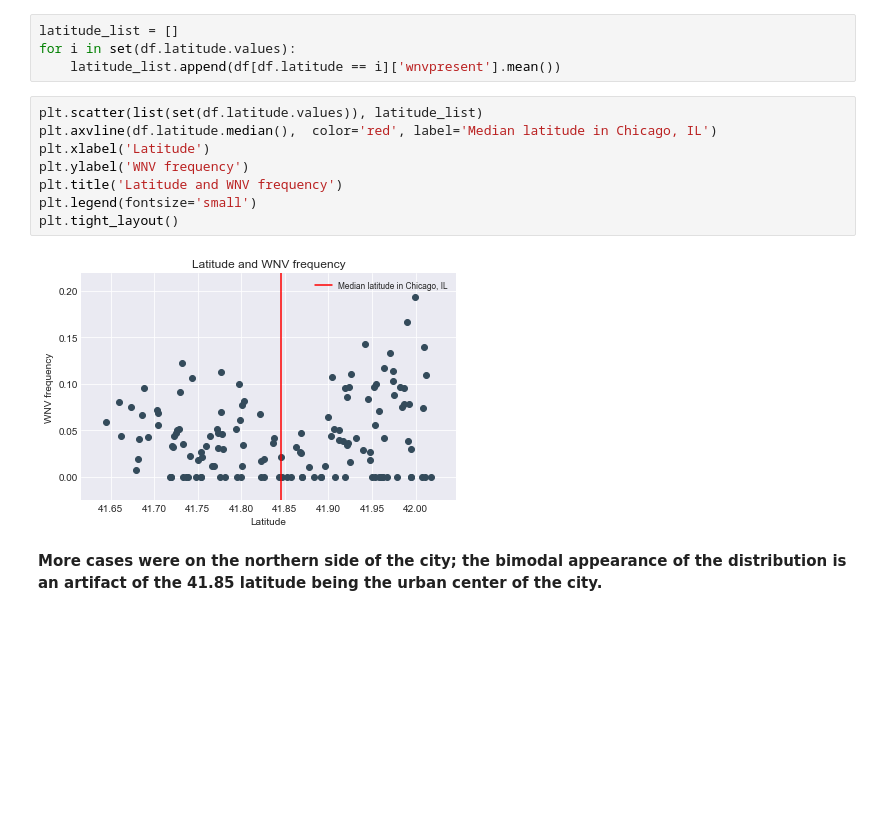
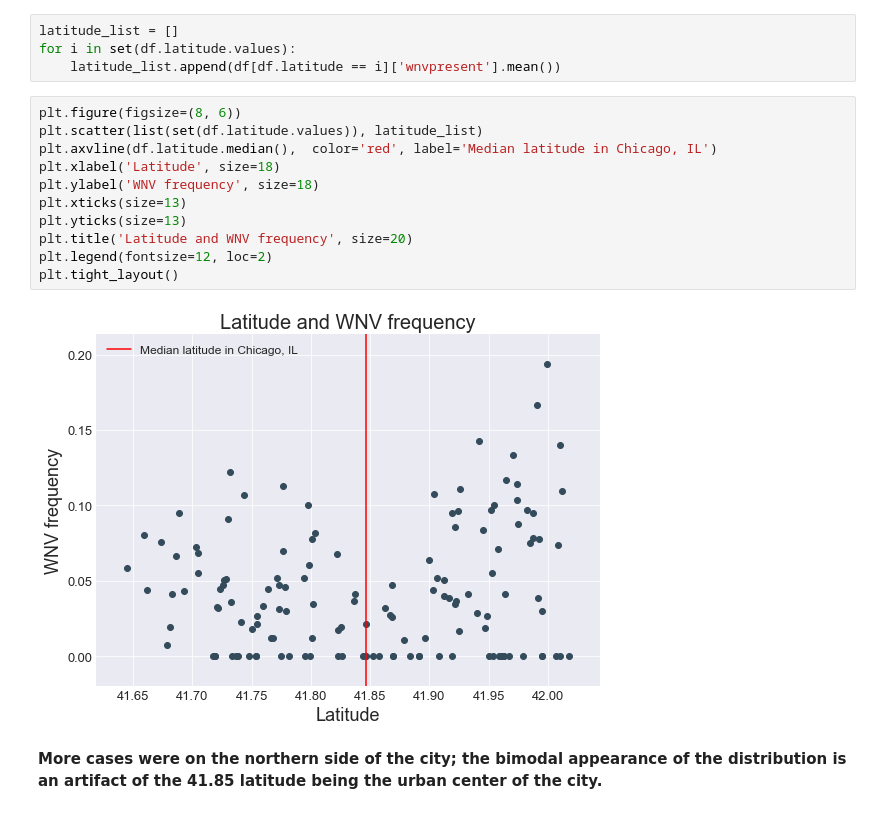
Before and after one commit to jtimdwyer/DSI_project_4, a Jupyter notebook: notebooks/05_EDA.ipynb, the cells around one changed output. Cells and saved outputs as stored; diff of their text form; blank space fills up the shorter version.

Commit message:
Adding master modeling notebook, updating EDA plots

```diff
--- a/notebooks/05_EDA.ipynb
+++ b/notebooks/05_EDA.ipynb
@@ -49,15 +52,18 @@ latitude_list = []
 for i in set(df.latitude.values):
     latitude_list.append(df[df.latitude == i]['wnvpresent'].mean())
 # %%
+plt.figure(figsize=(8, 6))
 plt.scatter(list(set(df.latitude.values)), latitude_list)
 plt.axvline(df.latitude.median(),  color='red', label='Median latitude in Chicago, IL')
-plt.xlabel('Latitude')
-plt.ylabel('WNV frequency')
-plt.title('Latitude and WNV frequency')
-plt.legend(fontsize='small')
+plt.xlabel('Latitude', size=18)
+plt.ylabel('WNV frequency', size=18)
+plt.xticks(size=13)
+plt.yticks(size=13)
+plt.title('Latitude and WNV frequency', size=20)
+plt.legend(fontsize=12, loc=2)
 plt.tight_layout()
 # %% [output]
-[figure, old version]
+[figure, new version]
 # %% [markdown]
 **More cases were on the northern side of the city; the bimodal appearance of the distribution is an artifact of the 41.85 latitude being the urban center of the city.**
 # %% [markdown]
```
Also changed, not shown: parts of 2 cells of this notebook, 1 other file.
